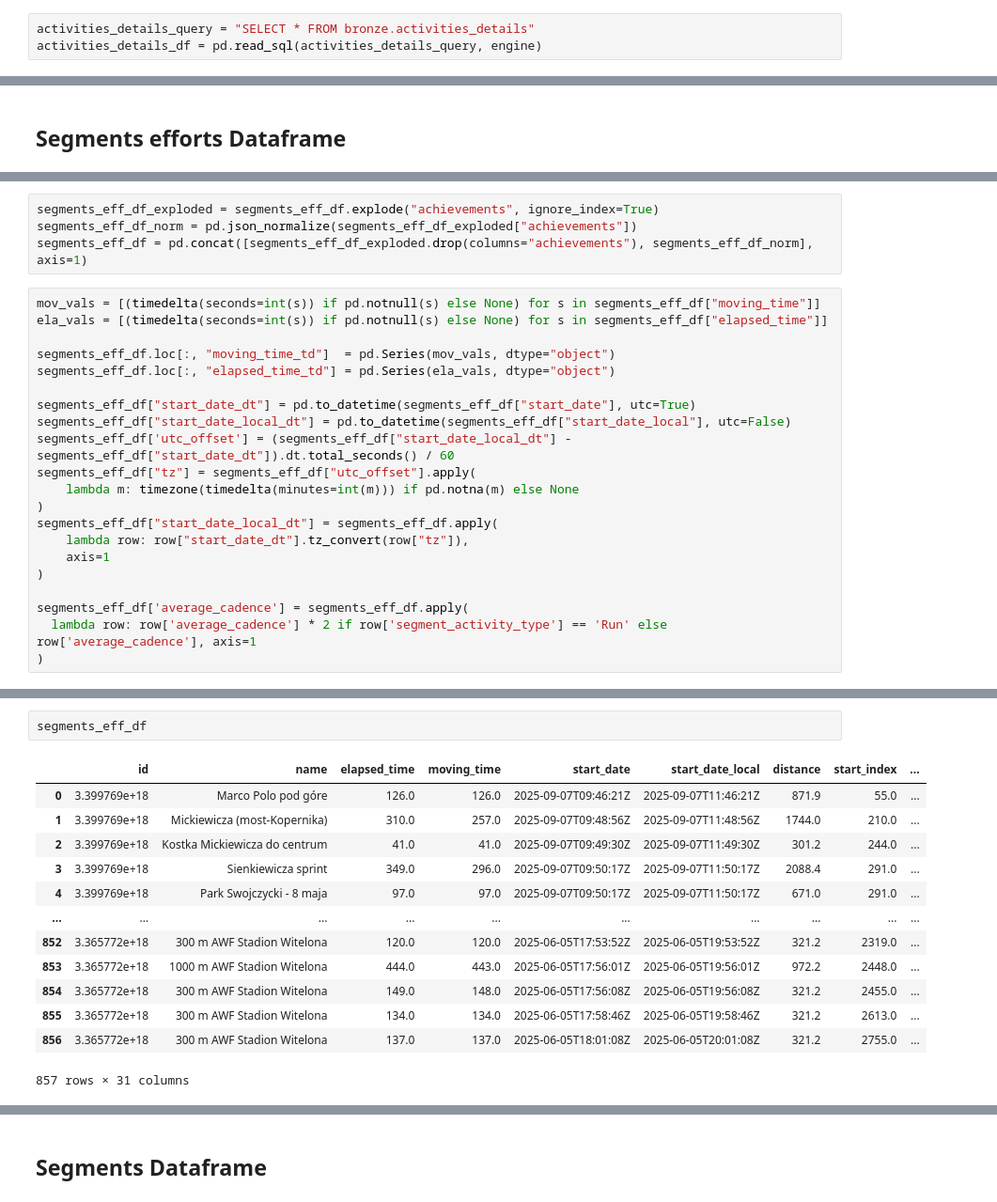
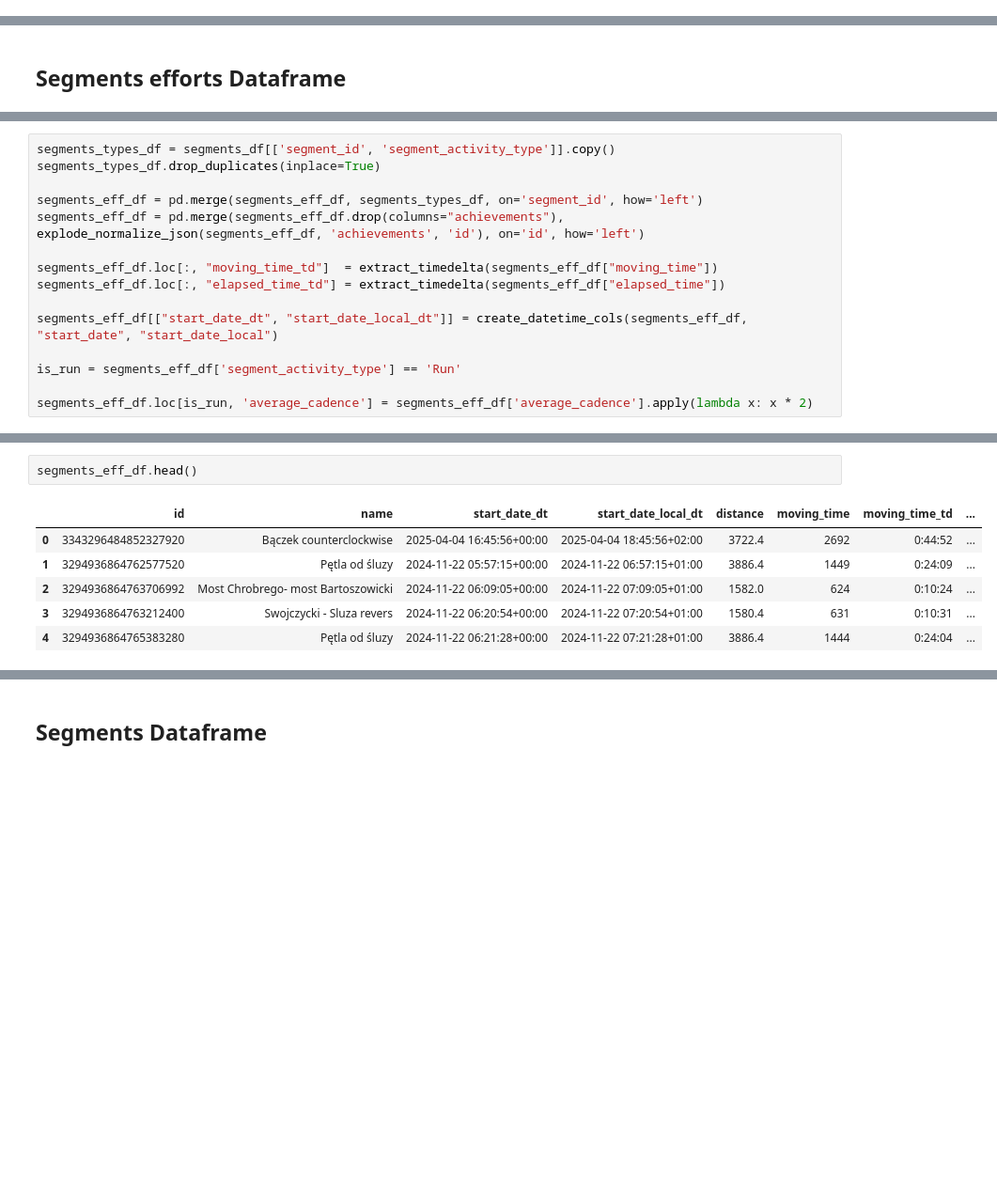
Before and after one commit to lowickib/Strava-Analytics, a Jupyter notebook: 2_Silver_Layer.ipynb, the cells around one changed output, grey strips where cells are left out. Shown at 94% size. Saved outputs shown, nothing was run; the diff lists cells and outputs as text; blank space fills up the shorter version.

```diff
--- a/2_Silver_Layer.ipynb
+++ b/2_Silver_Layer.ipynb
@@ -57,3 +47,0 @@ activities_list_df = pd.read_sql(activitie_list_query, engine)
-# %%
-activities_details_query = "SELECT * FROM bronze.activities_details"
-activities_details_df = pd.read_sql(activities_details_query, engine)
@@ -681,25 +732,15 @@ segments_eff_df = pd.merge(segments_eff_df, segments_types_df, on='segment_id',
-# %%
-segments_eff_df_exploded = segments_eff_df.explode("achievements", ignore_index=True)
-segments_eff_df_norm = pd.json_normalize(segments_eff_df_exploded["achievements"])
-segments_eff_df = pd.concat([segments_eff_df_exploded.drop(columns="achievements"), segments_eff_df_norm], axis=1)
-# %%
-mov_vals = [(timedelta(seconds=int(s)) if pd.notnull(s) else None) for s in segments_eff_df["moving_time"]]
-ela_vals = [(timedelta(seconds=int(s)) if pd.notnull(s) else None) for s in segments_eff_df["elapsed_time"]]
-
-segments_eff_df.loc[:, "moving_time_td"]  = pd.Series(mov_vals, dtype="object")
-segments_eff_df.loc[:, "elapsed_time_td"] = pd.Series(ela_vals, dtype="object")
-
-segments_eff_df["start_date_dt"] = pd.to_datetime(segments_eff_df["start_date"], utc=True)
-segments_eff_df["start_date_local_dt"] = pd.to_datetime(segments_eff_df["start_date_local"], utc=False)
-segments_eff_df['utc_offset'] = (segments_eff_df["start_date_local_dt"] - segments_eff_df["start_date_dt"]).dt.total_seconds() / 60
-segments_eff_df["tz"] = segments_eff_df["utc_offset"].apply(
-    lambda m: timezone(timedelta(minutes=int(m))) if pd.notna(m) else None
-)
-segments_eff_df["start_date_local_dt"] = segments_eff_df.apply(
-    lambda row: row["start_date_dt"].tz_convert(row["tz"]),
-    axis=1
-)
-
-segments_eff_df['average_cadence'] = segments_eff_df.apply(
-  lambda row: row['average_cadence'] * 2 if row['segment_activity_type'] == 'Run' else row['average_cadence'], axis=1
-)
+# %%
+segments_types_df = segments_df[['segment_id', 'segment_activity_type']].copy()
+segments_types_df.drop_duplicates(inplace=True)
+
+segments_eff_df = pd.merge(segments_eff_df, segments_types_df, on='segment_id', how='left')
+segments_eff_df = pd.merge(segments_eff_df.drop(columns="achievements"), explode_normalize_json(segments_eff_df, 'achievements', 'id'), on='id', how='left')
+
+segments_eff_df.loc[:, "moving_time_td"]  = extract_timedelta(segments_eff_df["moving_time"])
+segments_eff_df.loc[:, "elapsed_time_td"] = extract_timedelta(segments_eff_df["elapsed_time"])
+
+segments_eff_df[["start_date_dt", "start_date_local_dt"]] = create_datetime_cols(segments_eff_df, "start_date", "start_date_local")
+
+is_run = segments_eff_df['segment_activity_type'] == 'Run'
+
+segments_eff_df.loc[is_run, 'average_cadence'] = segments_eff_df['average_cadence'].apply(lambda x: x * 2)
@@ -706,16 +773,9 @@ segments_eff_df['average_cadence'] = segments_eff_df.apply(
 # %%
-segments_eff_df
+segments_eff_df.head()
 # %% [output]
-|  | id | name | elapsed_time | moving_time | start_date | start_date_local | distance | start_index | ... |
-| 0 | 3.399769e+18 | Marco Polo pod góre | 126.0 | 126.0 | 2025-09-07T09:46:21Z | 2025-09-07T11:46:21Z | 871.9 | 55.0 | ... |
-| 1 | 3.399769e+18 | Mickiewicza (most-Kopernika) | 310.0 | 257.0 | 2025-09-07T09:48:56Z | 2025-09-07T11:48:56Z | 1744.0 | 210.0 | ... |
-| 2 | 3.399769e+18 | Kostka Mickiewicza do centrum | 41.0 | 41.0 | 2025-09-07T09:49:30Z | 2025-09-07T11:49:30Z | 301.2 | 244.0 | ... |
-| 3 | 3.399769e+18 | Sienkiewicza sprint | 349.0 | 296.0 | 2025-09-07T09:50:17Z | 2025-09-07T11:50:17Z | 2088.4 | 291.0 | ... |
-| 4 | 3.399769e+18 | Park Swojczycki - 8 maja | 97.0 | 97.0 | 2025-09-07T09:50:17Z | 2025-09-07T11:50:17Z | 671.0 | 291.0 | ... |
-| ... | ... | ... | ... | ... | ... | ... | ... | ... | ... |
-| 852 | 3.365772e+18 | 300 m AWF Stadion Witelona | 120.0 | 120.0 | 2025-06-05T17:53:52Z | 2025-06-05T19:53:52Z | 321.2 | 2319.0 | ... |
-| 853 | 3.365772e+18 | 1000 m AWF Stadion Witelona | 444.0 | 443.0 | 2025-06-05T17:56:01Z | 2025-06-05T19:56:01Z | 972.2 | 2448.0 | ... |
-| 854 | 3.365772e+18 | 300 m AWF Stadion Witelona | 149.0 | 148.0 | 2025-06-05T17:56:08Z | 2025-06-05T19:56:08Z | 321.2 | 2455.0 | ... |
-| 855 | 3.365772e+18 | 300 m AWF Stadion Witelona | 134.0 | 134.0 | 2025-06-05T17:58:46Z | 2025-06-05T19:58:46Z | 321.2 | 2613.0 | ... |
-| 856 | 3.365772e+18 | 300 m AWF Stadion Witelona | 137.0 | 137.0 | 2025-06-05T18:01:08Z | 2025-06-05T20:01:08Z | 321.2 | 2755.0 | ... |
+|  | id | name | start_date_dt | start_date_local_dt | distance | moving_time | moving_time_td | ... |
+| 0 | 3343296484852327920 | Bączek counterclockwise | 2025-04-04 16:45:56+00:00 | 2025-04-04 18:45:56+02:00 | 3722.4 | 2692 | 0:44:52 | ... |
+| 1 | 3294936864762577520 | Pętla od śluzy | 2024-11-22 05:57:15+00:00 | 2024-11-22 06:57:15+01:00 | 3886.4 | 1449 | 0:24:09 | ... |
+| 2 | 3294936864763706992 | Most Chrobrego- most Bartoszowicki | 2024-11-22 06:09:05+00:00 | 2024-11-22 07:09:05+01:00 | 1582.0 | 624 | 0:10:24 | ... |
+| 3 | 3294936864763212400 | Swojczycki - Sluza revers | 2024-11-22 06:20:54+00:00 | 2024-11-22 07:20:54+01:00 | 1580.4 | 631 | 0:10:31 | ... |
+| 4 | 3294936864765383280 | Pętla od śluzy | 2024-11-22 06:21:28+00:00 | 2024-11-22 07:21:28+01:00 | 3886.4 | 1444 | 0:24:04 | ... |
-857 rows × 31 columns
```
Also changed, not shown: parts of 56 cells of this notebook, 1 other file.
